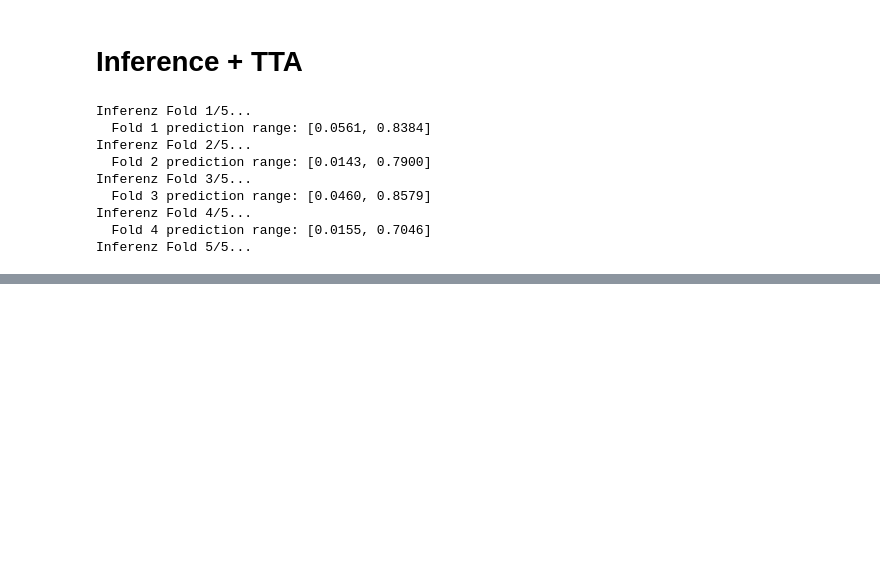
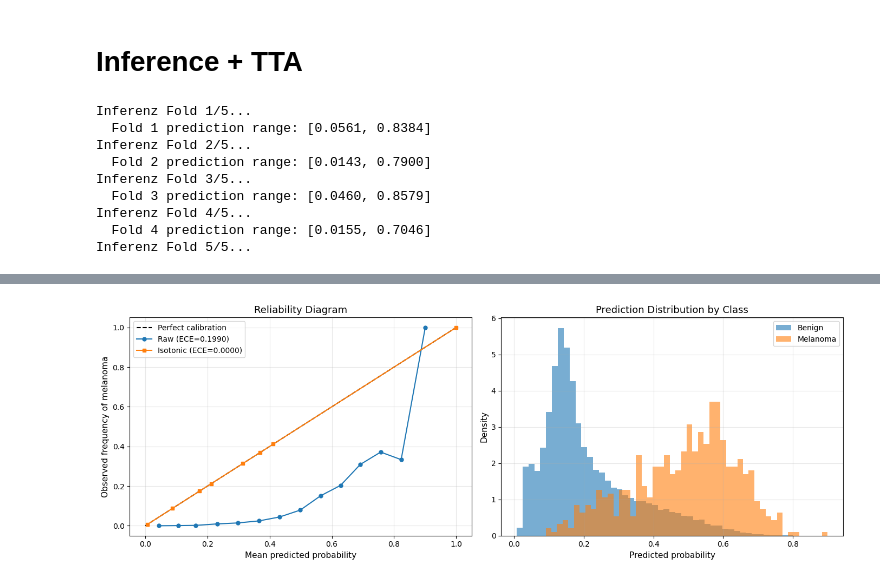
Before and after one commit to pvijayasures/melanoma-set, a Jupyter notebook: main.ipynb, the cells around one changed output, grey strips where cells are left out. Cells and saved outputs as stored; diff of their text form; code cells hidden in the pictures; blank space fills up the shorter version.

```diff
--- a/main.ipynb
+++ b/main.ipynb
@@ -1806,0 +1919,78 @@ Inferenz Fold 5/5...
+# %%
+# ── 3. Calibration Analysis ───────────────────────────────────────────────────
+# Reliability diagram + ECE + Brier score. Shows whether predicted probabilities
+# match observed melanoma frequencies.
+
+import numpy as np
+import pandas as pd
+import matplotlib.pyplot as plt
+from sklearn.calibration import calibration_curve
+from sklearn.isotonic import IsotonicRegression
+from sklearn.metrics import brier_score_loss
+
+oof = pd.read_csv(f"{CFG.output_dir}/oof_predictions.csv")
+labels = oof["target"].values.astype(int)
+preds  = oof["pred"].values
+
+
+def expected_calibration_error(y_true, y_prob, n_bins=15):
+    """Computes ECE: weighted average of |accuracy - confidence| per bin."""
+    bin_edges = np.linspace(0, 1, n_bins + 1)
+    ece = 0.0
+    for lo, hi in zip(bin_edges[:-1], bin_edges[1:]):
+        mask = (y_prob >= lo) & (y_prob < hi)
+        if mask.sum() == 0:
+            continue
+        bin_acc  = y_true[mask].mean()
+        bin_conf = y_prob[mask].mean()
+        ece += mask.sum() * abs(bin_acc - bin_conf)
+    return ece / len(y_true)
+
+
+# ── Before calibration ─────────────────────────────────────────────────────────
+brier_raw = brier_score_loss(labels, preds)
+ece_raw   = expected_calibration_error(labels, preds)
+frac_pos_raw, mean_pred_raw = calibration_curve(labels, preds, n_bins=15, strategy="uniform")
+
+# ── Isotonic calibration (fit on OOF — ideally use a held-out set) ─────────────
+iso = IsotonicRegression(out_of_bounds="clip")
+preds_cal = iso.fit_transform(preds, labels)
+
+brier_cal = brier_score_loss(labels, preds_cal)
+ece_cal   = expected_calibration_error(labels, preds_cal)
+frac_pos_cal, mean_pred_cal = calibration_curve(labels, preds_cal, n_bins=15, strategy="uniform")
+
+# ── Plot ────────────────────────────────────────────────────────────────────────
+fig, axes = plt.subplots(1, 2, figsize=(14, 5))
+
+# Left: reliability diagram
+ax = axes[0]
+ax.plot([0, 1], [0, 1], "k--", label="Perfect calibration")
+ax.plot(mean_pred_raw, frac_pos_raw, "o-", label=f"Raw (ECE={ece_raw:.4f})", markersize=5)
+ax.plot(mean_pred_cal, frac_pos_cal, "s-", label=f"Isotonic (ECE={ece_cal:.4f})", markersize=5)
+ax.set_xlabel("Mean predicted probability", fontsize=11)
+ax.set_ylabel("Observed frequency of melanoma", fontsize=11)
+ax.set_title("Reliability Diagram", fontsize=13)
+ax.legend(fontsize=10)
+ax.grid(alpha=0.3)
+
+# Right: histogram of predicted probabilities
+ax = axes[1]
+ax.hist(preds[labels == 0], bins=50, alpha=0.6, label="Benign", density=True)
+ax.hist(preds[labels == 1], bins=50, alpha=0.6, label="Melanoma", density=True)
+ax.set_xlabel("Predicted probability", fontsize=11)
+ax.set_ylabel("Density", fontsize=11)
+ax.set_title("Prediction Distribution by Class", fontsize=13)
+ax.legend(fontsize=10)
+ax.grid(alpha=0.3)
+
+plt.tight_layout()
+plt.savefig(f"{CFG.output_dir}/calibration_analysis.png", dpi=200, bbox_inches="tight")
+plt.show()
+
+print(f"Raw   → Brier: {brier_raw:.5f}  ECE: {ece_raw:.5f}")
+print(f"Isot. → Brier: {brier_cal:.5f}  ECE: {ece_cal:.5f}")
+print(f"\nNote: isotonic is fit on the same OOF data (optimistic estimate).")
+print(f"For a proper evaluation, use nested CV or a held-out calibration set.")
+# %% [output]
+[figure, added]
```
Also changed, not shown: parts of 13 cells of this notebook.
